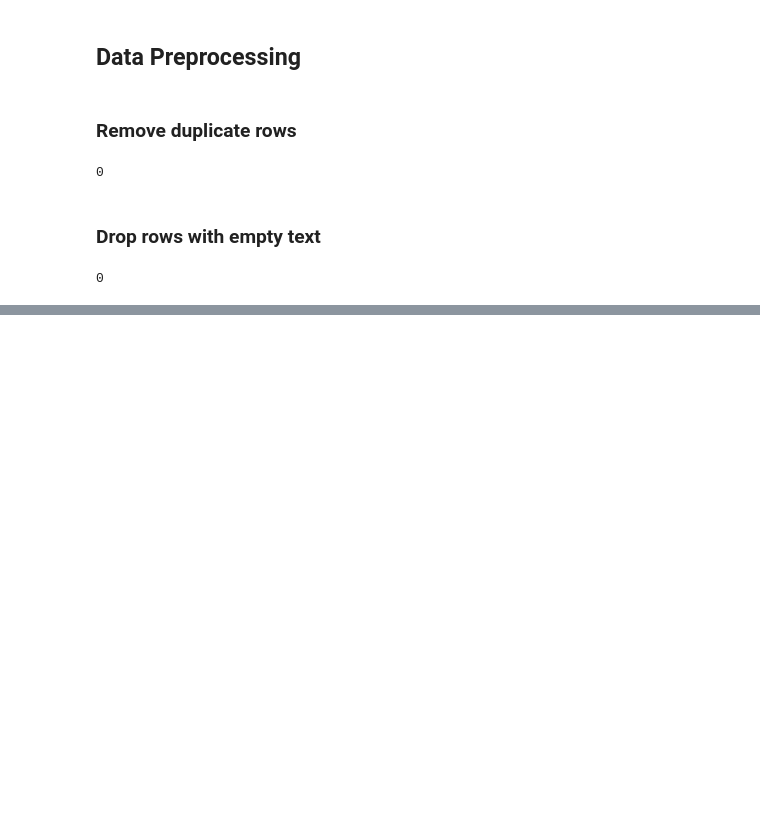
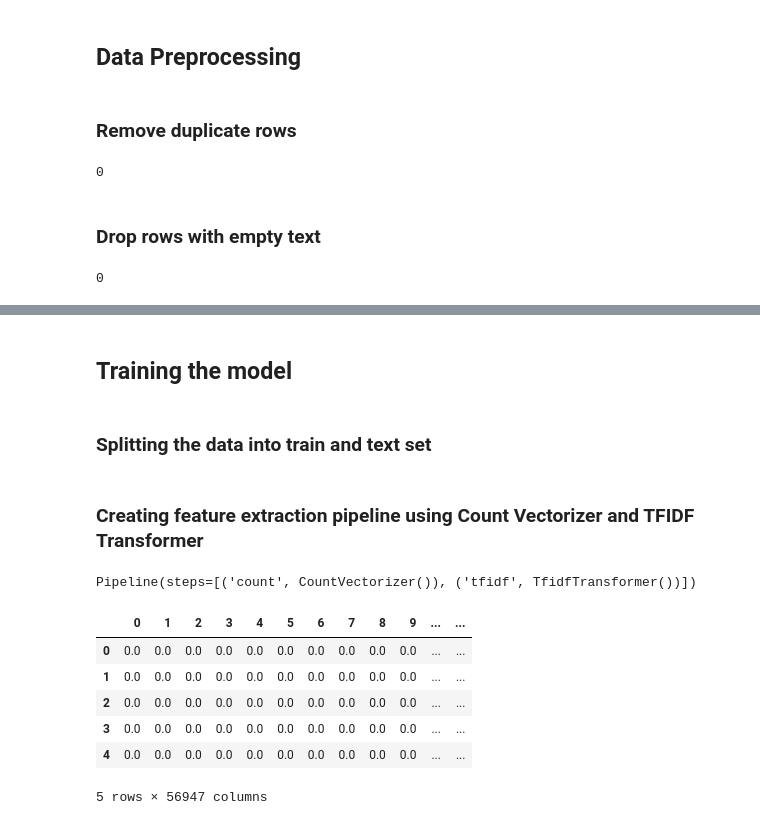
Before and after one commit to SanthoshKannanSP/CodeClause-Fake-News-Detection, a Jupyter notebook: fake_news_detection.ipynb, the cells around one changed output, grey strips where cells are left out. Cells and saved outputs as stored; diff of their text form; code cells hidden in the pictures; blank space fills up the shorter version.

```diff
--- a/fake_news_detection.ipynb
+++ b/fake_news_detection.ipynb
@@ -87,0 +199,29 @@ df.text[df.text.str.strip()==''].count()
+# %% [markdown]
+## Training the model
+# %% [markdown]
+### Splitting the data into train and text set
+# %%
+X_train, X_test, y_train, y_test = train_test_split(df["text"], df["label"], test_size=0.2, random_state=42)
+# %% [markdown]
+### Creating feature extraction pipeline using Count Vectorizer and TFIDF Transformer
+# %%
+pipeline = Pipeline([
+    ("count", CountVectorizer()),
+    ("tfidf", TfidfTransformer())
+])
+# %%
+pipeline.fit(X_train)
+# %% [output]
+Pipeline(steps=[('count', CountVectorizer()), ('tfidf', TfidfTransformer())])
+# %%
+X_train = pd.DataFrame(pipeline.transform(X_train).toarray())
+# %%
+X_train.head()
+# %% [output]
+|  | 0 | 1 | 2 | 3 | 4 | 5 | 6 | 7 | 8 | 9 | ... | ... |
+| 0 | 0.0 | 0.0 | 0.0 | 0.0 | 0.0 | 0.0 | 0.0 | 0.0 | 0.0 | 0.0 | ... | ... |
+| 1 | 0.0 | 0.0 | 0.0 | 0.0 | 0.0 | 0.0 | 0.0 | 0.0 | 0.0 | 0.0 | ... | ... |
+| 2 | 0.0 | 0.0 | 0.0 | 0.0 | 0.0 | 0.0 | 0.0 | 0.0 | 0.0 | 0.0 | ... | ... |
+| 3 | 0.0 | 0.0 | 0.0 | 0.0 | 0.0 | 0.0 | 0.0 | 0.0 | 0.0 | 0.0 | ... | ... |
+| 4 | 0.0 | 0.0 | 0.0 | 0.0 | 0.0 | 0.0 | 0.0 | 0.0 | 0.0 | 0.0 | ... | ... |
+5 rows × 56947 columns
```
Also changed, not shown: parts of 30 cells of this notebook.
